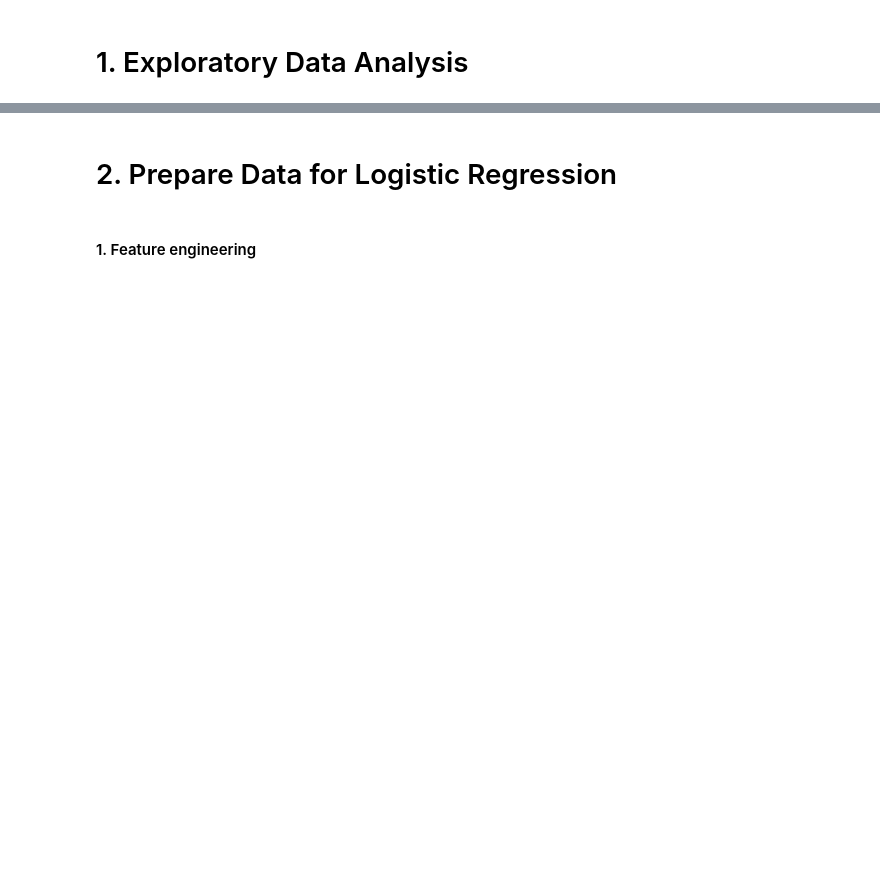
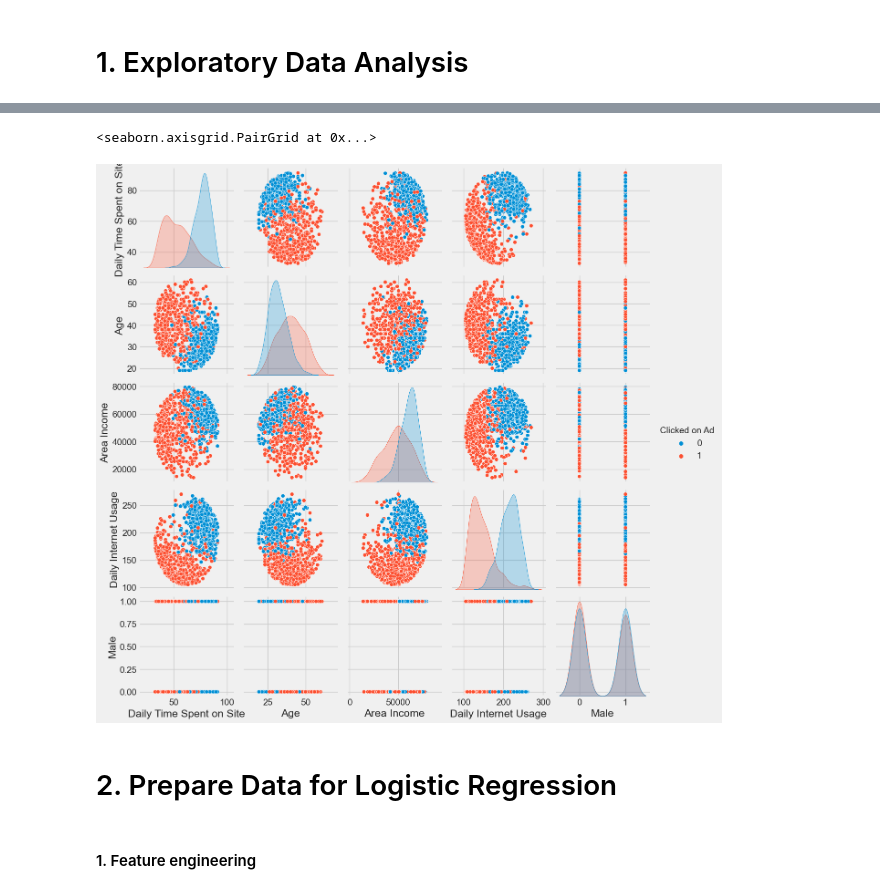
Before and after one commit to Mlcruz9/DS_TheBridgeBBK_SBIL2023, a Jupyter notebook: 3-Machine_Learning/1-Supervisado/2-Classification/4-Logistic_Regression/ejercicios/Logistic-regression predict-ad-click.ipynb, the cells around one changed output, grey strips where cells are left out. Drawn from its saved outputs; the diff is of its cells as text; code cells hidden in the pictures; blank space fills up the shorter version.

```diff
--- a/3-Machine_Learning/1-Supervisado/2-Classification/4-Logistic_Regression/ejercicios/Logistic-regression predict-ad-click.ipynb
+++ b/3-Machine_Learning/1-Supervisado/2-Classification/4-Logistic_Regression/ejercicios/Logistic-regression predict-ad-click.ipynb
@@ -41,3 +51,8 @@ df.head()
+# %%
+sns.pairplot(df, hue= 'Clicked on Ad');
+# %% [output]
+<seaborn.axisgrid.PairGrid at 0x...>
+[figure, added]
 # %% [markdown]
 # 2. Prepare Data for Logistic Regression
 # %% [markdown]
```
Also changed, not shown: parts of 27 cells of this notebook, 11 other files.
